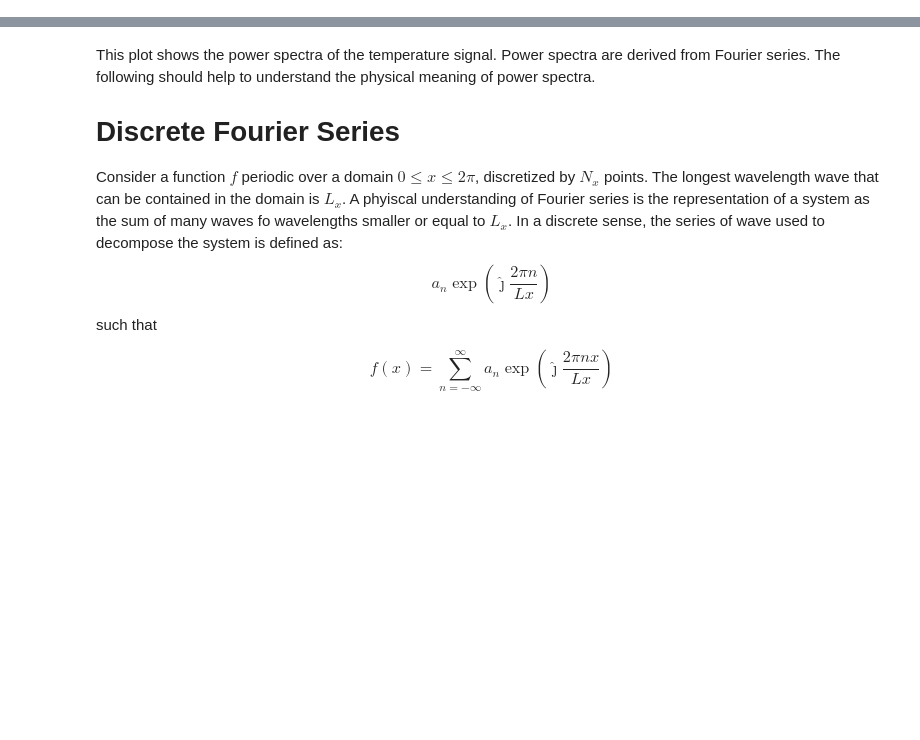
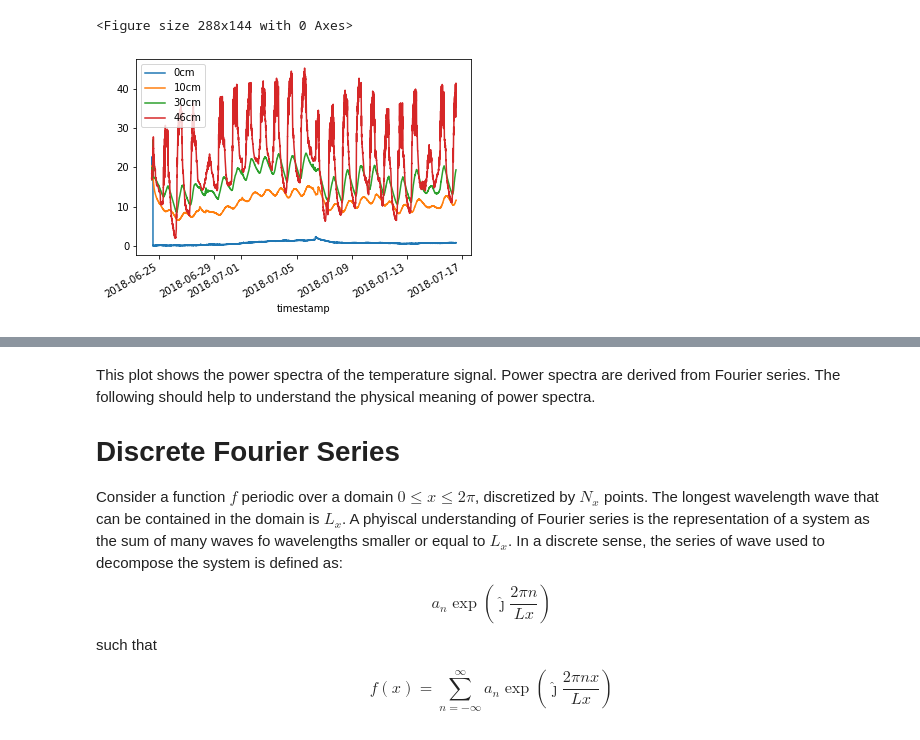
Before and after one commit to yvesdubief/UVM-ME144-Heat-Transfer, a Jupyter notebook: Snow-Cooling/Data-manipulation-0.ipynb, the cells around one changed output, grey strips where cells are left out. Drawn from its saved outputs; the diff is of its cells as text; code cells hidden in the pictures; blank space fills up the shorter version.

```diff
--- a/Snow-Cooling/Data-manipulation-0.ipynb
+++ b/Snow-Cooling/Data-manipulation-0.ipynb
@@ -5,17 +18,11 @@ Historical weather data is a key element of your model. In this notebook, we int
 # %%
-import matplotlib.pyplot as plt
-import numpy as np
-import math
-import scipy.constants as sc
-import h5py
-import pandas as pd
-from pandas import Series
+
 
 sensor811 = pd.read_excel("Insulation/SN 20103811 2018-07-16 13_18_09 -0400.xlsx",sheet_name="DATA",
-                          header=1,date_parser=[1],names=["#","timestamp","probe1","probe2"])
+                          header=1,date_parser=[1],names=["#","timestamp","30cm","0cm"])
 sensor811 = sensor811.set_index('timestamp')
 sensor811 = sensor811.drop("#",axis=1)
 sensor934 = pd.read_excel("Insulation/SN 20366934 2018-07-16 13_19_37 -0400.xlsx",sheet_name="DATA",
-                          header=1,date_parser=[0],names=["#","timestamp","probe1","probe2"])
+                          header=1,date_parser=[0],names=["#","timestamp","10cm","46cm"])
 sensor934 = sensor934.set_index('timestamp')
 sensor934 = sensor934.drop("#",axis=1)
@@ -27,0 +52,10 @@ sensor934.plot(ax = ax)
+# %%
+plt.figure(figsize=(4,2))
+ax0 = sensor811.plot(y="0cm")
+sensor934.plot(y="10cm", ax = ax0)
+sensor811.plot(y="30cm", ax = ax0)
+sensor934.plot(y="46cm", ax = ax0)
+plt.show()
+# %% [output]
+<Figure size 288x144 with 0 Axes>
+[figure, added]
```
Also changed, not shown: parts of 29 cells of this notebook, 3 other files.
